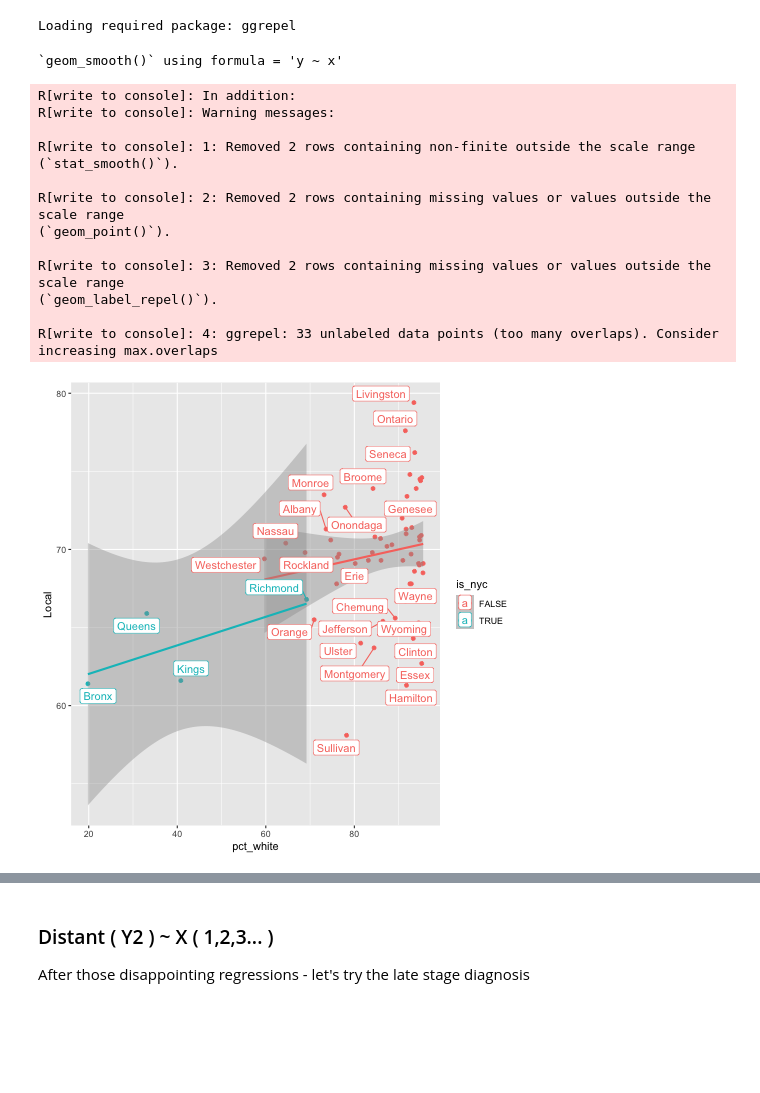
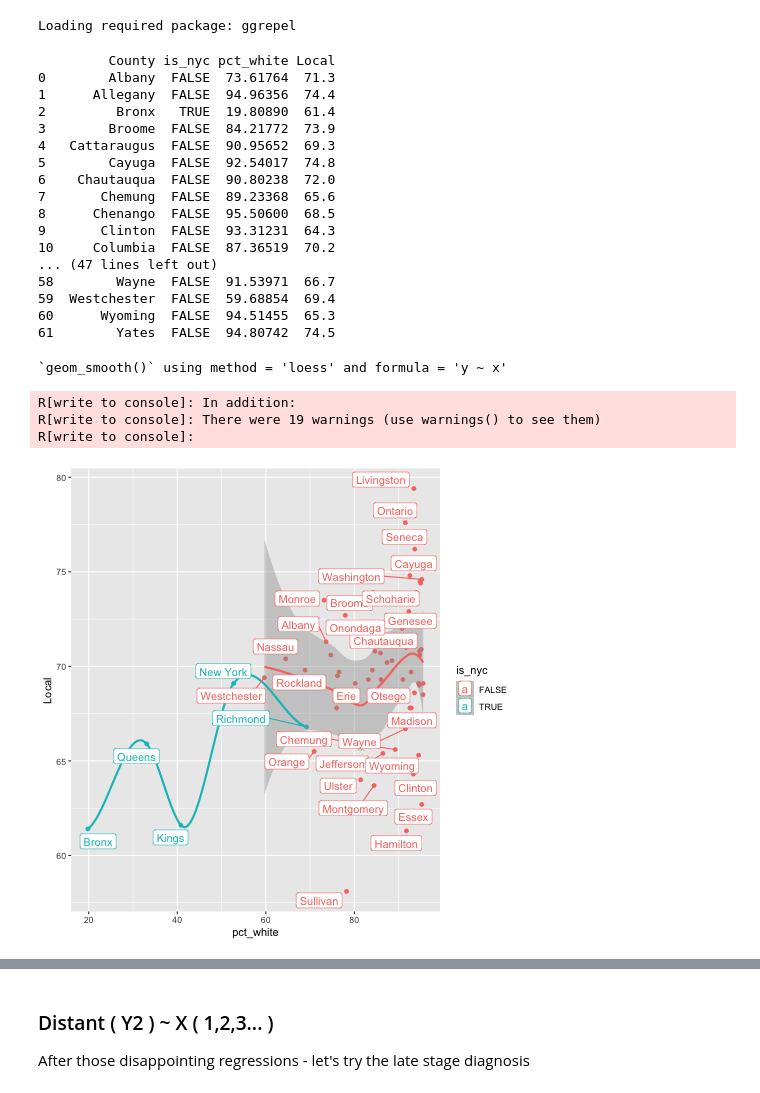
Before and after one commit to anusha0712/linear_regression_EDA, a Jupyter notebook: Breast Cancer Diagnosis Stage NY.ipynb, the cells around one changed output, grey strips where cells are left out. Saved outputs shown, nothing was run; the diff lists cells and outputs as text; code cells hidden in the pictures; blank space fills up the shorter version.

```diff
--- a/Breast Cancer Diagnosis Stage NY.ipynb
+++ b/Breast Cancer Diagnosis Stage NY.ipynb
@@ -239,3 +255,5 @@ ny_census_data_py.head()
+# %%
+ny_census_data_py.loc[ny_census_data_py['county'] == 'New', 'county'] = "New York"
 # %% [markdown]
 ## Join our Breast Cancer dataset and Census
 # %%
@@ -256,5 +274,5 @@ merged_df.shape
 # %%
-#merged_df.drop(columns = ["NAME","county"], axis = 1, inplace = True)
+merged_df.drop(columns = ["NAME","county"], axis = 1, inplace = True)
 # %% [markdown]
 ## Analysis
 
@@ -277,0 +305,8 @@ merged_df["pct_hisp_lat"] = (merged_df["hispanic_latino_estimate"] / merged_df["
+# %%
+merged_df["pct_insured"] = (merged_df["under6_estimate"] + merged_df["age6_18_estimate"] +
+                            merged_df["age19_25_estimate"] + merged_df["age26_34_estimate"] +
+                            merged_df["age35_44_estimate"] +merged_df["age45_54_estimate"] +
+                            merged_df["age55_64_estimate"] + merged_df["age65_74_estimate"] +
+                            merged_df["age75plus_estimate"]) / merged_df["female_pop_estimate"]
+
+merged_df.head()
@@ -278,7 +320,7 @@ merged_df["pct_hisp_lat"] = (merged_df["hispanic_latino_estimate"] / merged_df["
 # %%
 # making a new dataframe with just the analysis variables
 
-clean_df = merged_df[["County", "Distant", "Local","Regional","Unknown", "med_inc_estimate", "pct_higher_ed", "pct_female_poverty","pct_white","pct_black","pct_hisp_lat"]]
+clean_df = merged_df[["County", "Distant", "Local","Regional","Unknown", "med_inc_estimate", "pct_higher_ed", "pct_female_poverty","pct_white","pct_black","pct_hisp_lat", "pct_insured"]]
 clean_df.head()
 # %% [output]
 |  | County | Distant | Local | Regional | Unknown | med_inc_estimate | pct_higher_ed | pct_female_poverty | ... |
@@ -489,28 +531,42 @@ nyc_counties <- c("Bronx", "Kings", "New York", "Queens", "Richmond")
 clean_df <- clean_df %>%
   mutate(is_nyc = County %in% nyc_counties)
+# %%
+%%R
+
+clean_df %>%
+    select(County, is_nyc, pct_white, Local)
+# %% [output]
+         County is_nyc pct_white Local
+0        Albany  FALSE  73.61764  71.3
+1      Allegany  FALSE  94.96356  74.4
+2         Bronx   TRUE  19.80890  61.4
+3        Broome  FALSE  84.21772  73.9
+4   Cattaraugus  FALSE  90.95652  69.3
+5        Cayuga  FALSE  92.54017  74.8
+6    Chautauqua  FALSE  90.80238  72.0
+7       Chemung  FALSE  89.23368  65.6
+8      Chenango  FALSE  95.50600  68.5
+9       Clinton  FALSE  93.31231  64.3
+10     Columbia  FALSE  87.36519  70.2
+... (47 lines left out)
+58        Wayne  FALSE  91.53971  66.7
+59  Westchester  FALSE  59.68854  69.4
+60      Wyoming  FALSE  94.51455  65.3
+61        Yates  FALSE  94.80742  74.5
 # %%
 %%R
 
 ggplot(clean_df) +
     aes(x=pct_white, y=Local, color = is_nyc) +
     geom_point() +
-    geom_smooth(method='lm') +
+    geom_smooth() +
     geom_label_repel(aes(label = County))
 # %% [output]
-`geom_smooth()` using formula = 'y ~ x'
+`geom_smooth()` using method = 'loess' and formula = 'y ~ x'
 R[write to console]: In addition:
-R[write to console]: Warning messages:
-
-R[write to console]: 1: Removed 2 rows containing non-finite outside the scale range (`stat_smooth()`).
-
-R[write to console]: 2: Removed 2 rows containing missing values or values outside the scale range
-(`geom_point()`).
-
-R[write to console]: 3: Removed 2 rows containing missing values or values outside the scale range
-(`geom_label_repel()`).
-
-R[write to console]: 4: ggrepel: 33 unlabeled data points (too many overlaps). Consider increasing max.overlaps
+R[write to console]: There were 19 warnings (use warnings() to see them)
+R[write to console]:
-[figure, old version]
+[figure, new version]
 # %%
 %%R
 
```
Also changed, not shown: parts of 57 cells of this notebook.
